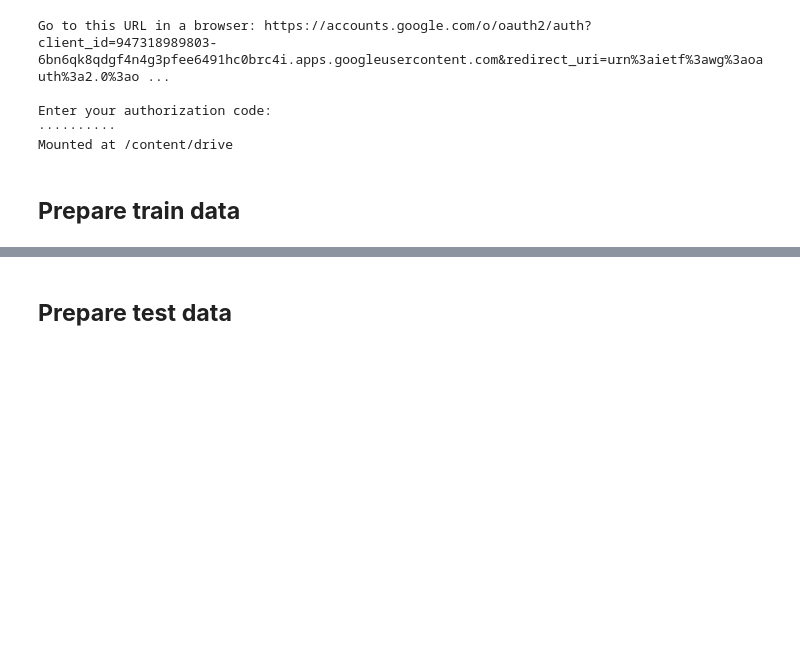
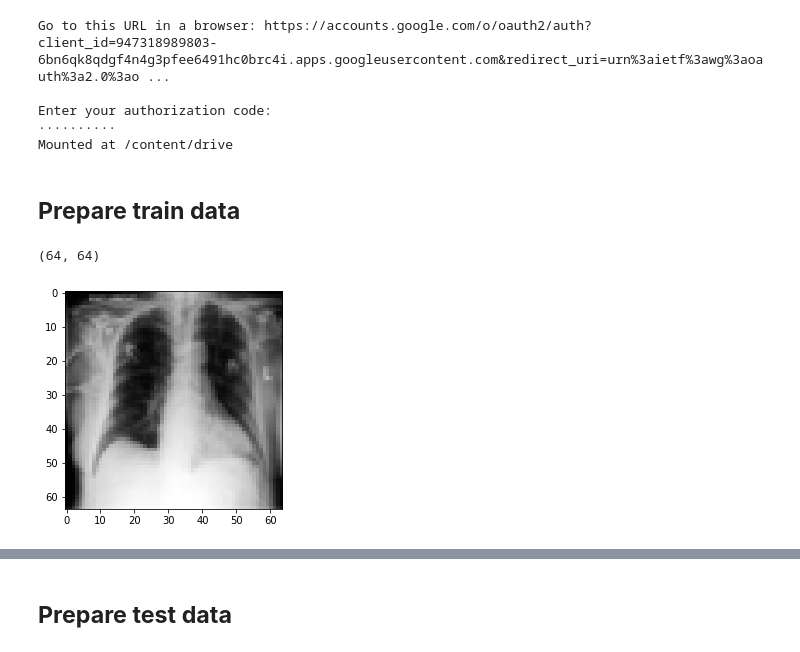
Before and after one commit to bernieee/sirius, a Jupyter notebook: AI_for_Med_image_analysis/Challenge_lungs_classification.ipynb, the cells around one changed output, grey strips where cells are left out. Saved outputs shown, nothing was run; the diff lists cells and outputs as text; code cells hidden in the pictures; blank space fills up the shorter version.

```diff
--- a/AI_for_Med_image_analysis/Challenge_lungs_classification.ipynb
+++ b/AI_for_Med_image_analysis/Challenge_lungs_classification.ipynb
@@ -38,6 +41,6 @@ else:
 
 np.random.seed(551)
 # %%
-images_path = '/content/drive/My Drive/Sirius challenge/chexpertData_new'
-labels_path = '/content/drive/My Drive/Sirius challenge/train_new.csv'
-test_path = '/content/drive/My Drive/Sirius challenge/test_new.csv'
+images_path = 'data64/data64'
+labels_path = '/content/drive/My Drive/train_new.csv'
+test_path = '/content/drive/My Drive/test_new.csv'
@@ -66,5 +47,3 @@ resize_data(images_path)
-# %%
-images_path = 'Resized1'
 # %% [markdown]
 ## **Prepare train data**
 # %%
@@ -87,0 +74,9 @@ for image in images:
+# %%
+for i, k in enumerate(resized_images):
+    if i == 0:
+        print(resized_images[k].shape)
+        plt.imshow(resized_images[k], cmap='gray')
+        break
+# %% [output]
+(64, 64)
+[figure, added]
```
Also changed, not shown: parts of 35 cells of this notebook.
